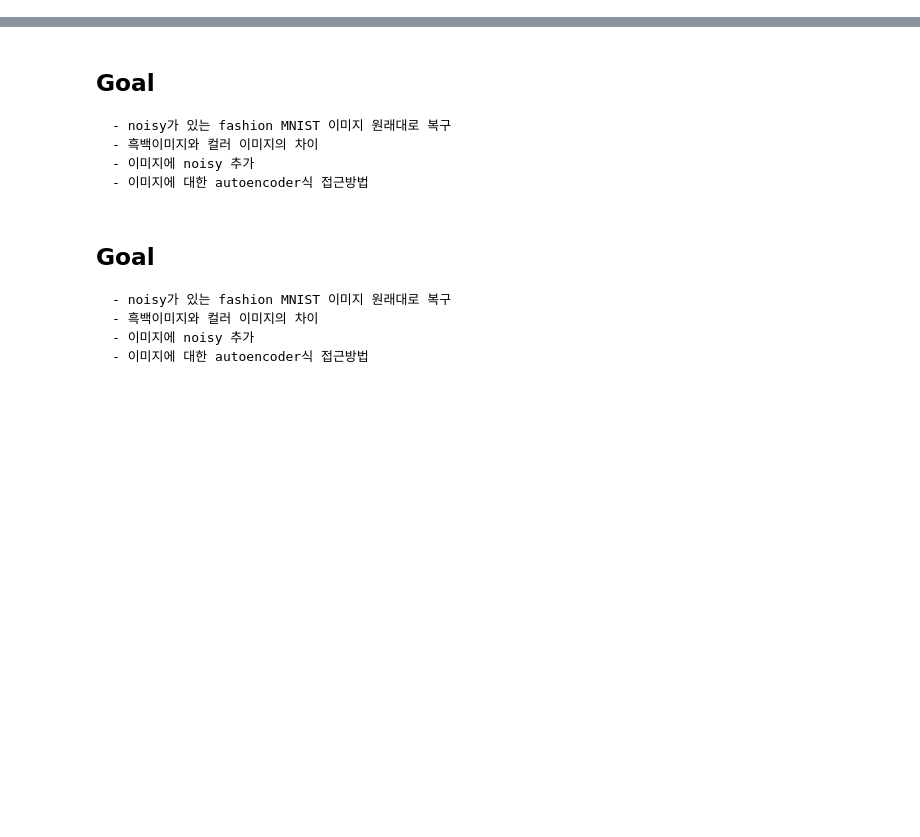
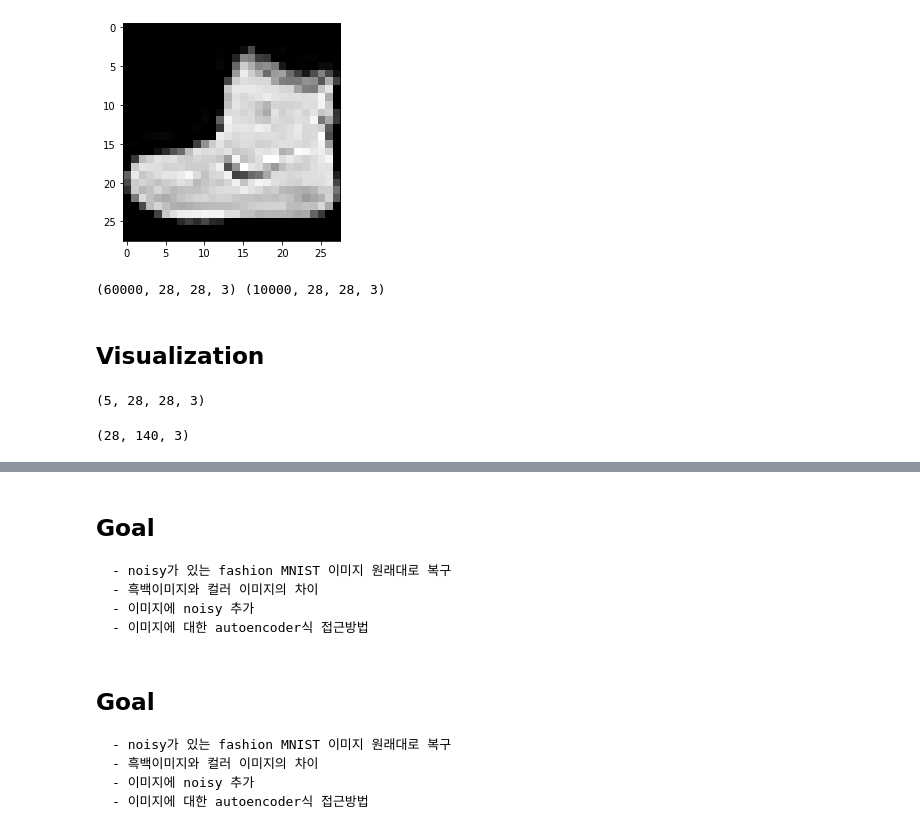
Before and after one commit to Vaycold/Python_DL, a Jupyter notebook: 이미지 복원.ipynb, the cells around one changed output, grey strips where cells are left out. Drawn from its saved outputs; the diff is of its cells as text; code cells hidden in the pictures; blank space fills up the shorter version.

```diff
--- a/이미지 복원.ipynb
+++ b/이미지 복원.ipynb
@@ -2,0 +49,4 @@
+# %%
+# 0-1 normailzie scaling
+train_images = train_images / 255
+test_images = test_images / 255
@@ -2,0 +66,24 @@
+# %%
+plt.imshow(color.gray2rgb(train_images[0]))
+plt.show()
+# %% [output]
+[figure, added]
+# %%
+train_images = np.array([color.gray2rgb(img) for img in train_images])
+test_images = np.array([color.gray2rgb(img) for img in test_images])
+print(train_images.shape, test_images.shape)
+# %% [output]
+(60000, 28, 28, 3) (10000, 28, 28, 3)
+# %% [markdown]
+## Visualization
+# %%
+# Using 5 train_images
+
+train_images[:5].shape
+# %% [output]
+(5, 28, 28, 3)
+# %%
+# image shape change : (5,28,28,3 ) -> (28, 28*5, 3)
+np.hstack(train_images[:5]).shape
+# %% [output]
+(28, 140, 3)
```
Also changed, not shown: parts of 27 cells of this notebook.
